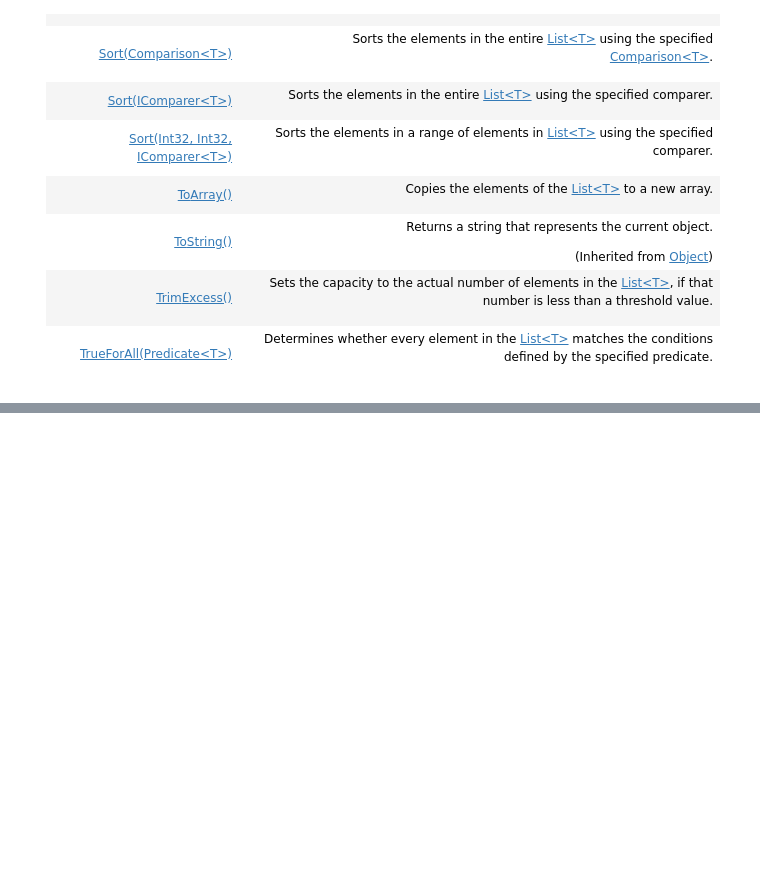
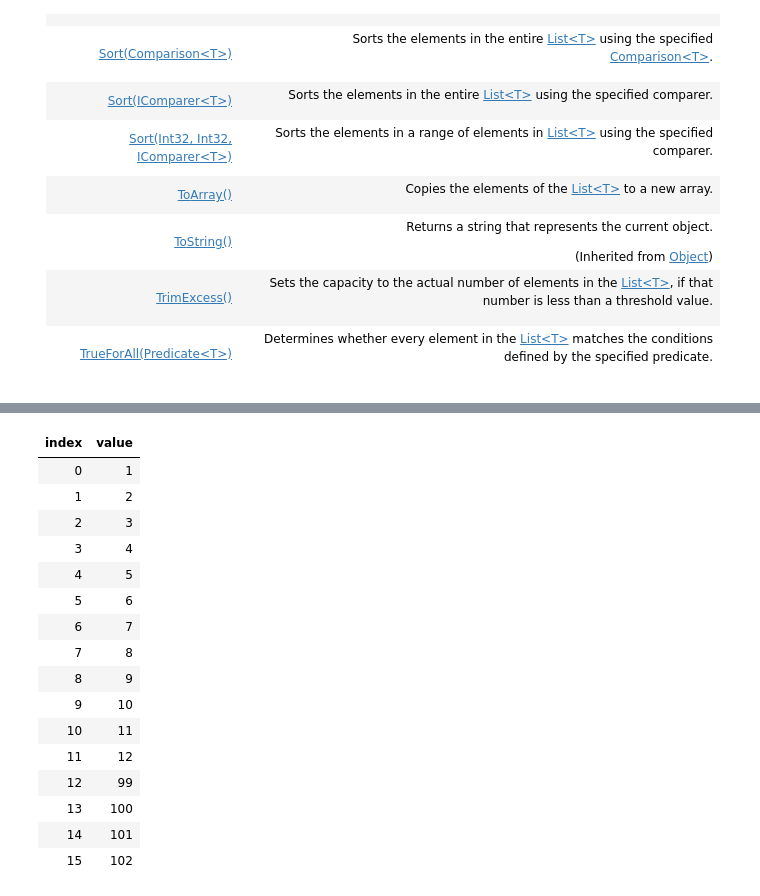
Before and after one commit to HarryJamesGreenblatt/Notes-On-C-Sharp, a Jupyter notebook: 16. Linear Data Structures/Built-In Classes/The Generic List Class.ipynb, the cells around one changed output, grey strips where cells are left out. Cells and saved outputs as stored; diff of their text form; code cells hidden in the pictures; blank space fills up the shorter version.

```diff
--- a/16. Linear Data Structures/Built-In Classes/The Generic List Class.ipynb
+++ b/16. Linear Data Structures/Built-In Classes/The Generic List Class.ipynb
@@ -624,0 +746,20 @@ There's both advantages and disadvantages to using this class:
+# %%
+strictlyTypedIntegerList
+# %% [output]
+| index | value |
+| 0 | 1 |
+| 1 | 2 |
+| 2 | 3 |
+| 3 | 4 |
+| 4 | 5 |
+| 5 | 6 |
+| 6 | 7 |
+| 7 | 8 |
+| 8 | 9 |
+| 9 | 10 |
+| 10 | 11 |
+| 11 | 12 |
+| 12 | 99 |
+| 13 | 100 |
+| 14 | 101 |
+| 15 | 102 |
```
Also changed, not shown: parts of 28 cells of this notebook.
